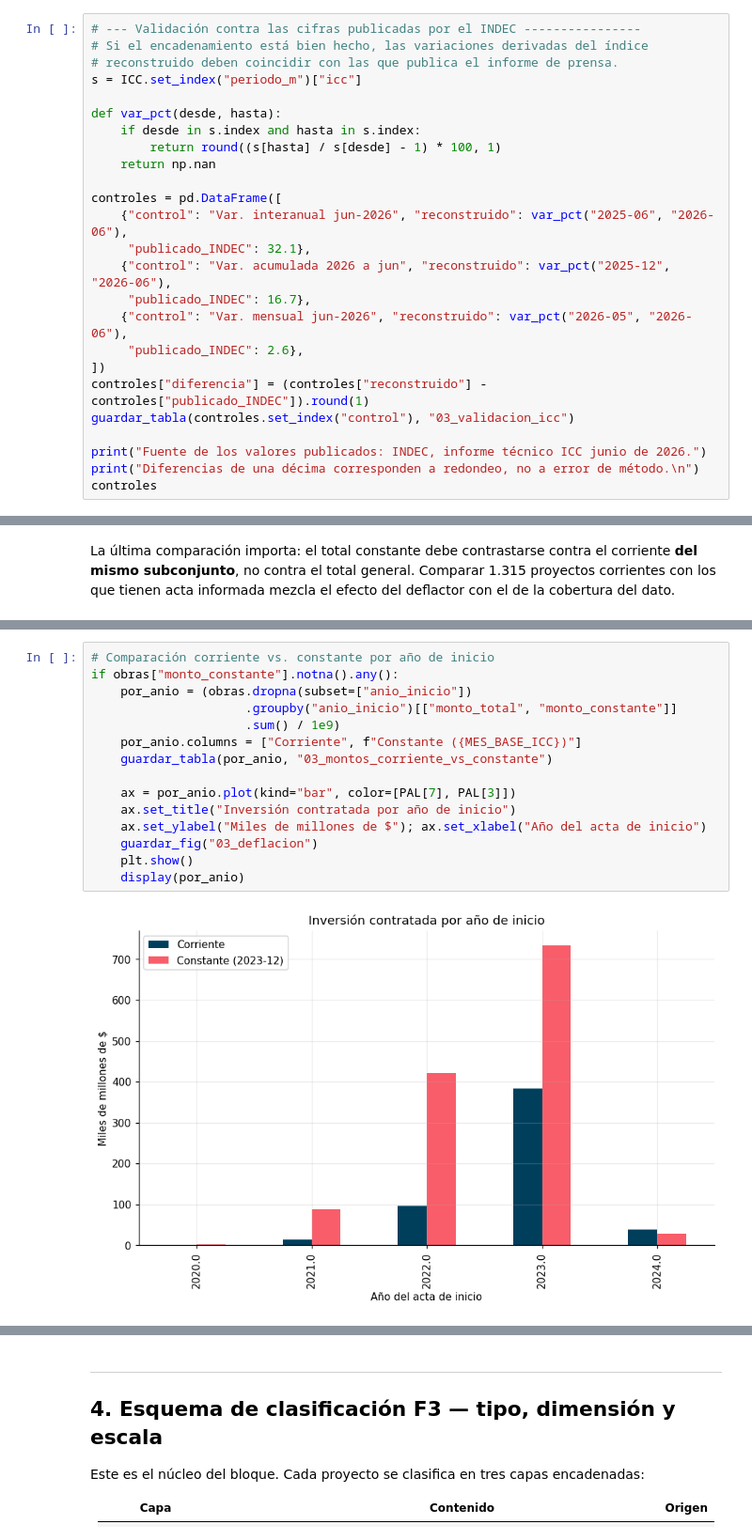
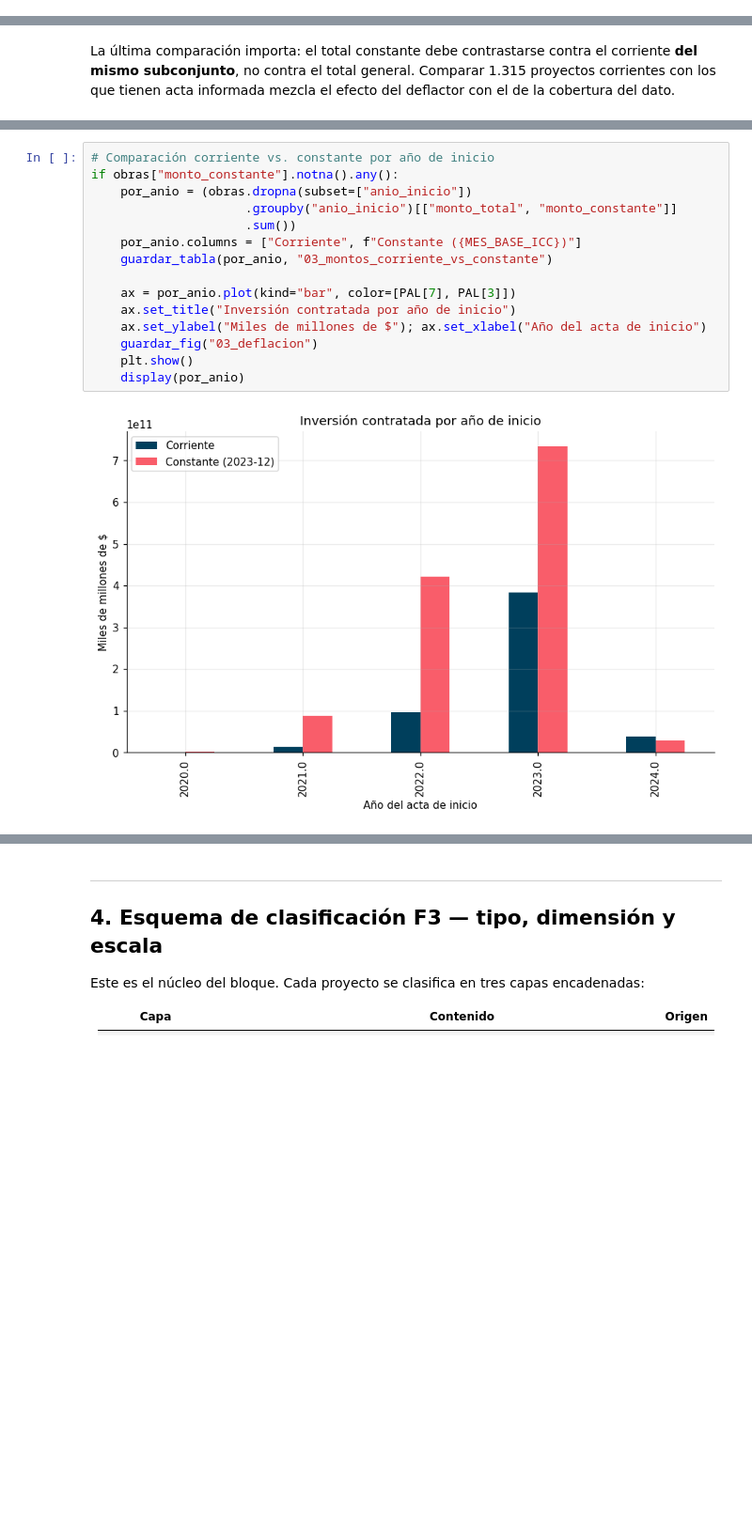
Before and after one commit to Camilamop/RENABAP, a Jupyter notebook: bloque2_intervenciones_territoriales(1).ipynb, the cells around one changed output, grey strips where cells are left out. Shown at 94% size. Cells and saved outputs as stored; diff of their text form; blank space fills up the shorter version.

```diff
--- a/bloque2_intervenciones_territoriales(1).ipynb
+++ b/bloque2_intervenciones_territoriales(1).ipynb
@@ -805,28 +812,3 @@ Meses faltantes en la serie: 0 (serie continua)
 | 126 | 2026-05 | 2.75 | 13,862.33 | 15,944.63 | 12,016.53 |
 | 127 | 2026-06 | 2.62 | 14,225.81 | 16,233.68 | 12,410.63 |
 | 128 | 2026-07 | 2.11 | 14,525.91 | 16,490.79 | 12,715.39 |
-# %%
-# --- Validación contra las cifras publicadas por el INDEC ----------------
-# Si el encadenamiento está bien hecho, las variaciones derivadas del índice
-# reconstruido deben coincidir con las que publica el informe de prensa.
-s = ICC.set_index("periodo_m")["icc"]
-
-def var_pct(desde, hasta):
-    if desde in s.index and hasta in s.index:
-        return round((s[hasta] / s[desde] - 1) * 100, 1)
-    return np.nan
-
-controles = pd.DataFrame([
-    {"control": "Var. interanual jun-2026", "reconstruido": var_pct("2025-06", "2026-06"),
-     "publicado_INDEC": 32.1},
-    {"control": "Var. acumulada 2026 a jun", "reconstruido": var_pct("2025-12", "2026-06"),
-     "publicado_INDEC": 16.7},
-    {"control": "Var. mensual jun-2026", "reconstruido": var_pct("2026-05", "2026-06"),
-     "publicado_INDEC": 2.6},
-])
-controles["diferencia"] = (controles["reconstruido"] - controles["publicado_INDEC"]).round(1)
-guardar_tabla(controles.set_index("control"), "03_validacion_icc")
-
-print("Fuente de los valores publicados: INDEC, informe técnico ICC junio de 2026.")
-print("Diferencias de una décima corresponden a redondeo, no a error de método.\n")
-controles
@@ -916,19 +862,19 @@ sensibilidad
 # %%
 # Comparación corriente vs. constante por año de inicio
 if obras["monto_constante"].notna().any():
     por_anio = (obras.dropna(subset=["anio_inicio"])
                      .groupby("anio_inicio")[["monto_total", "monto_constante"]]
-                     .sum() / 1e9)
+                     .sum())
     por_anio.columns = ["Corriente", f"Constante ({MES_BASE_ICC})"]
     guardar_tabla(por_anio, "03_montos_corriente_vs_constante")
 
     ax = por_anio.plot(kind="bar", color=[PAL[7], PAL[3]])
     ax.set_title("Inversión contratada por año de inicio")
     ax.set_ylabel("Miles de millones de $"); ax.set_xlabel("Año del acta de inicio")
     guardar_fig("03_deflacion")
     plt.show()
     display(por_anio)
 # %% [output]
-[figure, old version]
+[figure, new version]
 |  | Corriente | Constante (2023-12) |
 | anio_inicio |  |  |
```
Also changed, not shown: parts of 26 cells of this notebook.
